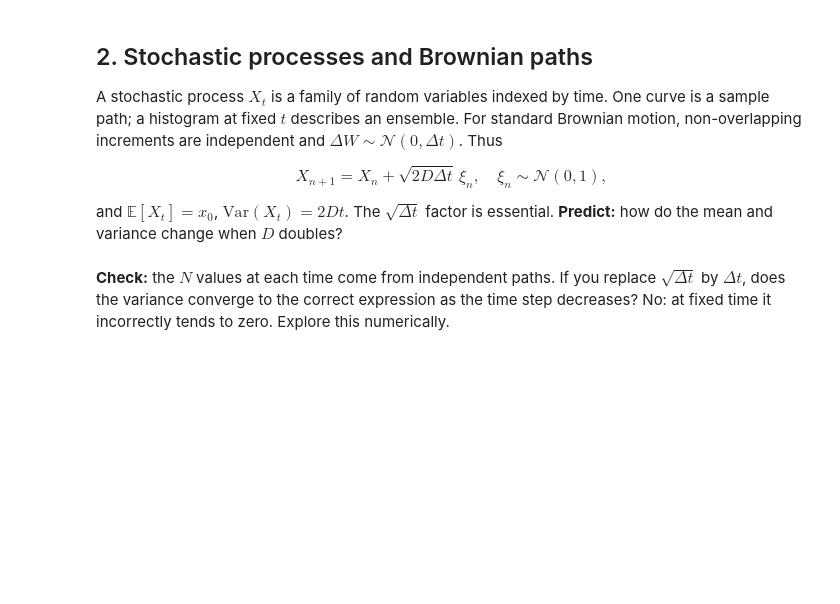
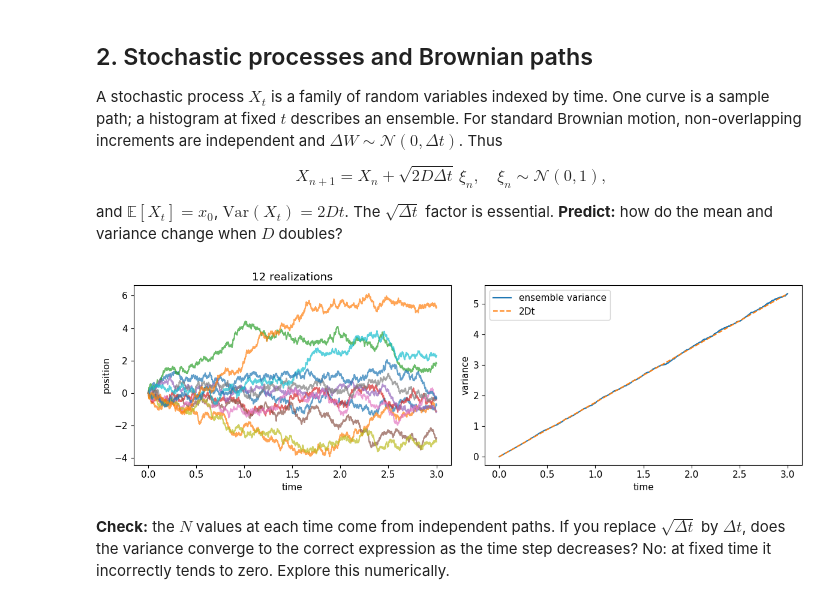
Before and after one commit to giuseppe-stefano-basile/stochastic-kinetics-lesson, a Jupyter notebook: notebooks/00_foundations.ipynb, the cells around one changed output. Saved outputs shown, nothing was run; the diff lists cells and outputs as text; code cells hidden in the pictures; blank space fills up the shorter version.

```diff
--- a/notebooks/00_foundations.ipynb
+++ b/notebooks/00_foundations.ipynb
@@ -41,23 +45,25 @@ $$X_{n+1}=X_n+\sqrt{2D\Delta t}\,\xi_n,\quad\xi_n\sim\mathcal N(0,1),$$
 
 and $\mathbb E[X_t]=x_0$, $\mathrm{Var}(X_t)=2Dt$. The $\sqrt{\Delta t}$ factor is essential. **Predict:** how do the mean and variance change when $D$ doubles?
 # %%
-D = 0.8                 # length^2/time
+D = 0.89                 # length^2/time
 initial_position = 0.0
-step = 0.01             # time
-n_steps = 300
+step = 0.001             # time
+n_steps = 3000
 n_paths = 4000
 increments = np.sqrt(2 * D * step) * rng.normal(size=(n_paths, n_steps))
 paths = np.empty((n_paths, n_steps + 1))
 paths[:, 0] = initial_position
 paths[:, 1:] = initial_position + np.cumsum(increments, axis=1)
 times = np.arange(n_steps + 1) * step
 fig, axes = plt.subplots(1, 2, figsize=(12, 4))
 axes[0].plot(times, paths[:12].T, alpha=0.7)
 axes[0].set(xlabel="time", ylabel="position", title="12 realizations")
 axes[1].plot(times, paths.var(axis=0), label="ensemble variance")
 axes[1].plot(times, 2 * D * times, "--", label="2Dt")
 axes[1].set(xlabel="time", ylabel="variance"); axes[1].legend()
 plt.tight_layout(); plt.show()
+# %% [output]
+[figure, added]
 # %% [markdown]
 **Check:** the $N$ values at each time come from independent paths. If you replace $\sqrt{\Delta t}$ by $\Delta t$, does the variance converge to the correct expression as the time step decreases? No: at fixed time it incorrectly tends to zero. Explore this numerically.
 # %% [markdown]
```
Also changed, not shown: parts of 4 cells of this notebook.
